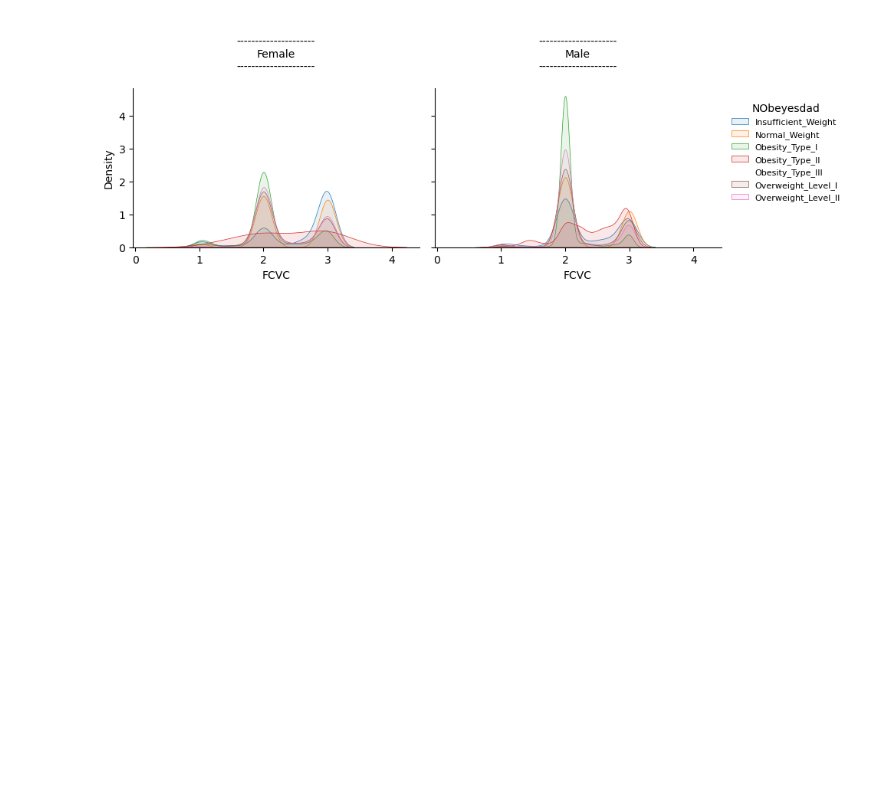
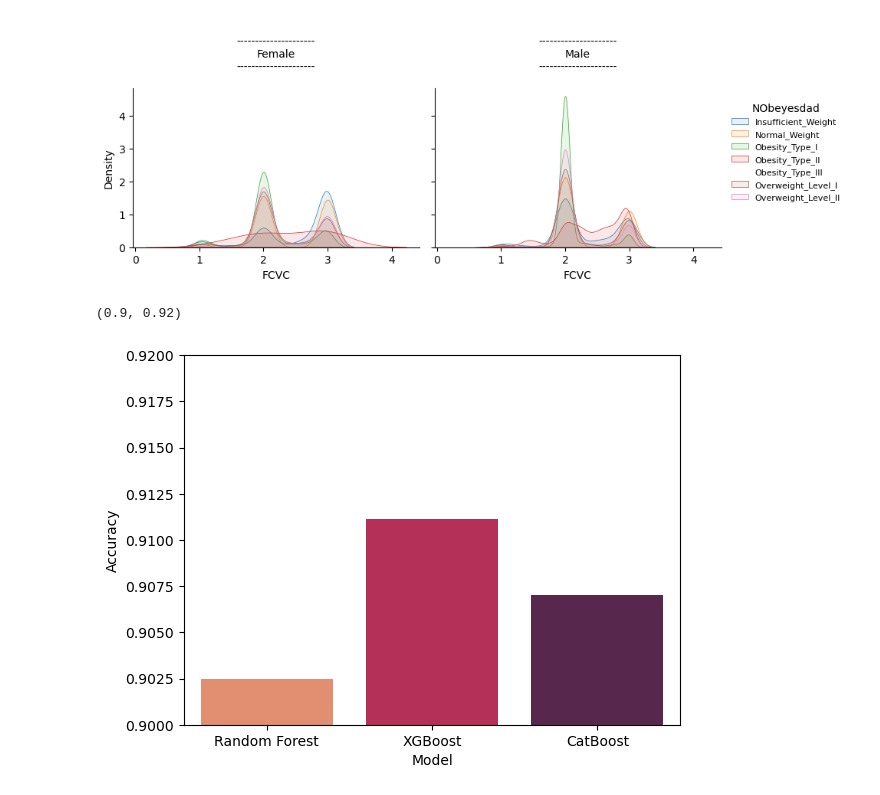
Before and after one commit to Imartinezcuevas/Prediction-of-Obesity-Risk, a Jupyter notebook: notebooks/1-IMC-EDA.ipynb, the cells around one changed output. Drawn from its saved outputs; the diff is of its cells as text; code cells hidden in the pictures; blank space fills up the shorter version.

```diff
--- a/notebooks/1-IMC-EDA.ipynb
+++ b/notebooks/1-IMC-EDA.ipynb
@@ -366,3 +366,11 @@ g.add_legend(fontsize=8)
 plt.show()
 # %% [output]
 [figure]
+# %%
+data = [['Random Forest', 0.90245664], ['XGBoost', 0.91112716], ['CatBoost', 0.90703275]]
+df = pd.DataFrame(data, columns=['Model', 'Accuracy'])
+sns.barplot(df, x="Model", y="Accuracy", palette="rocket_r")
+plt.ylim(0.90, 0.92)
+# %% [output]
+(0.9, 0.92)
+[figure, added]
```
Also changed, not shown: parts of 4 cells of this notebook, 22 other files.
